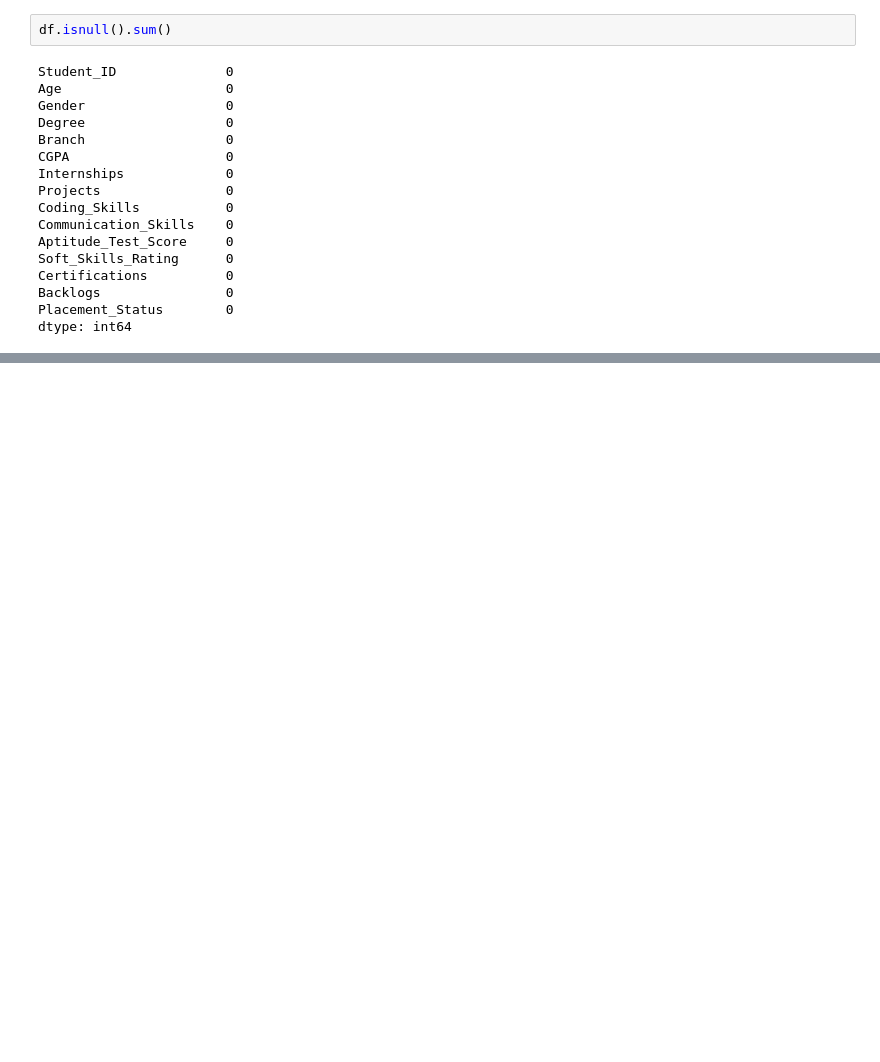
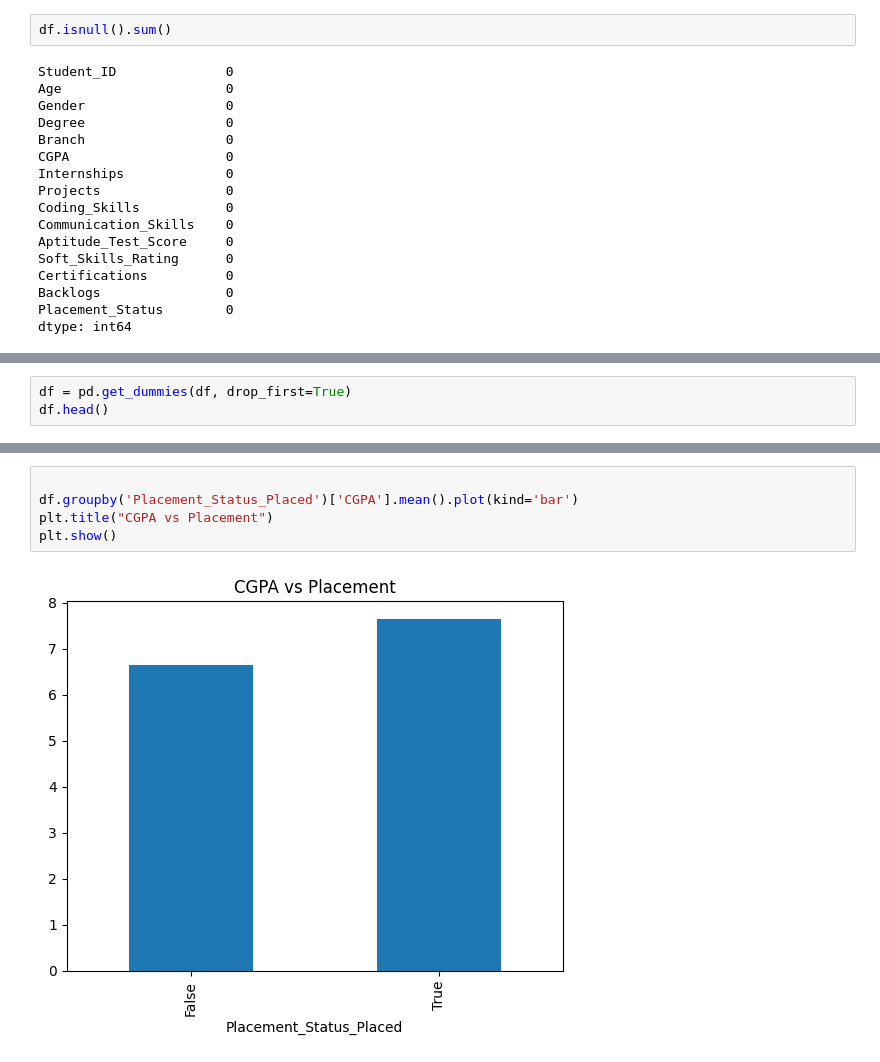
Before and after one commit to amaymishra1104/AI-Placement-Predictor, a Jupyter notebook: placement_analysis.ipynb, the cells around one changed output, grey strips where cells are left out. Saved outputs shown, nothing was run; the diff lists cells and outputs as text; blank space fills up the shorter version.

Commit message:
Add files via upload
Day3: visualization and analysis

```diff
--- a/placement_analysis.ipynb
+++ b/placement_analysis.ipynb
@@ -94,0 +129,3 @@ dtype: int64
+# %%
+df = pd.get_dummies(df, drop_first=True)
+df.head()
@@ -94,0 +154,7 @@ dtype: int64
+# %%
+
+df.groupby('Placement_Status_Placed')['CGPA'].mean().plot(kind='bar')
+plt.title("CGPA vs Placement")
+plt.show()
+# %% [output]
+[figure, added]
```
Also changed, not shown: parts of 17 cells of this notebook.
